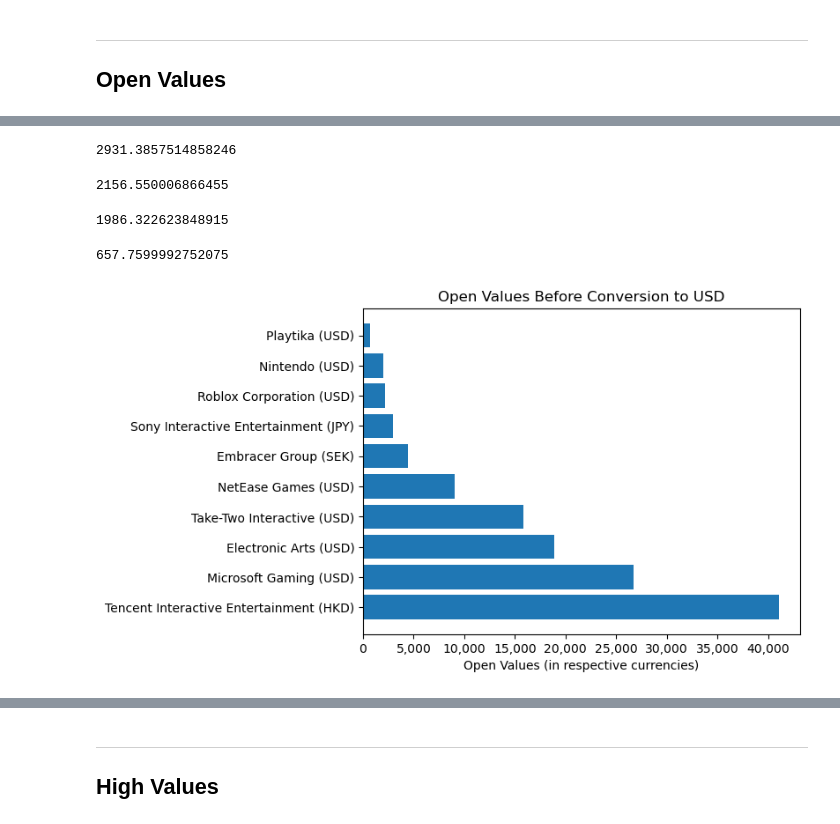
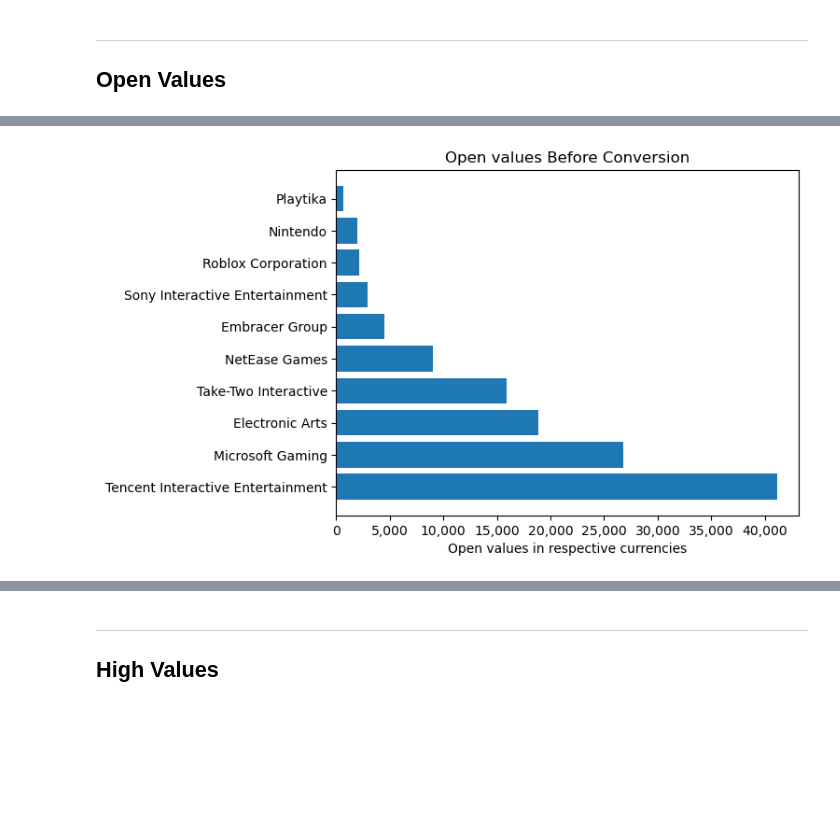
Before and after one commit to Djohnson1313/gaming_company_stocks_analysis, a Jupyter notebook: gaming_stocks_analysis.ipynb, the cells around one changed output, grey strips where cells are left out. Cells and saved outputs as stored; diff of their text form; code cells hidden in the pictures; blank space fills up the shorter version.

```diff
--- a/gaming_stocks_analysis.ipynb
+++ b/gaming_stocks_analysis.ipynb
@@ -190,3 +248,37 @@ def get_year_avg(start, end, company, col):
+# %%
+def plot_val(df, col):
+
+    df_ = df
+    comp_dict = {}
+
+    for ind, row in df_.iterrows():
+
+        key = row['Company']
+        value = row[col]
+
+        if key not in comp_dict:
+            comp_dict[key] = 0
+        comp_dict[key] += value
+
+    sorted_dict = dict(sorted(comp_dict.items(), reverse = True, key = lambda item : item[1]))
+
+    k = list(sorted_dict.keys())
+    v = list(sorted_dict.values())
+
+    if 'USD' in col:
+        conv = ''
+        x_label = 'Values in USD'
+    else:
+        conv = 'values Before Conversion'
+        x_label = f'{col} values in respective currencies'
+    fig, ax = plt.subplots()
+
+    plt.barh(k, v)
+    plt.title(f'{col} {conv}')
+    ax.set_xlabel(x_label)
+    ax.get_xaxis().set_major_formatter(
+        plt.FuncFormatter(lambda x, p: format(int(x), ','))) # format labels
+    plt.show();
 # %% [markdown]
 ---
 # Company Breakdowns
@@ -358,33 +413,5 @@ value_calc('Embracer Group', 'Open')
-# %%
-value_calc('Sony Interactive Entertainment', 'Open')
-# %% [output]
-2931.3857514858246
-# %%
-value_calc('Roblox Corporation', 'Open')
-# %% [output]
-2156.550006866455
-# %%
-value_calc('Nintendo', 'Open')
-# %% [output]
-1986.322623848915
-# %%
-value_calc('Playtika', 'Open')
-# %% [output]
-657.7599992752075
-# %%
-fig, ax = plt.subplots()
-
-height = [41114, 26760, 18886, 15885, 9021, 4455, 2931, 2156, 1986, 657]
-x = range(len(height))
-labels = ['Tencent Interactive Entertainment (HKD)','Microsoft Gaming (USD)','Electronic Arts (USD)','Take-Two Interactive (USD)',
-          'NetEase Games (USD)','Embracer Group (SEK)', 'Sony Interactive Entertainment (JPY)', 'Roblox Corporation (USD)','Nintendo (USD)',
-          'Playtika (USD)']
-plt.barh(x, height, tick_label = labels)
-ax.set_title('Open Values Before Conversion to USD')
-ax.set_xlabel('Open Values (in respective currencies)')
-ax.get_xaxis().set_major_formatter(
-    plt.FuncFormatter(lambda x, p: format(int(x), ','))) # format labels
-plt.show();
-# %% [output]
-[figure, removed]
+# %%
+plot_val(df, 'Open')
+# %% [output]
+[figure, added]
 # %%
```
Also changed, not shown: parts of 136 cells of this notebook.
